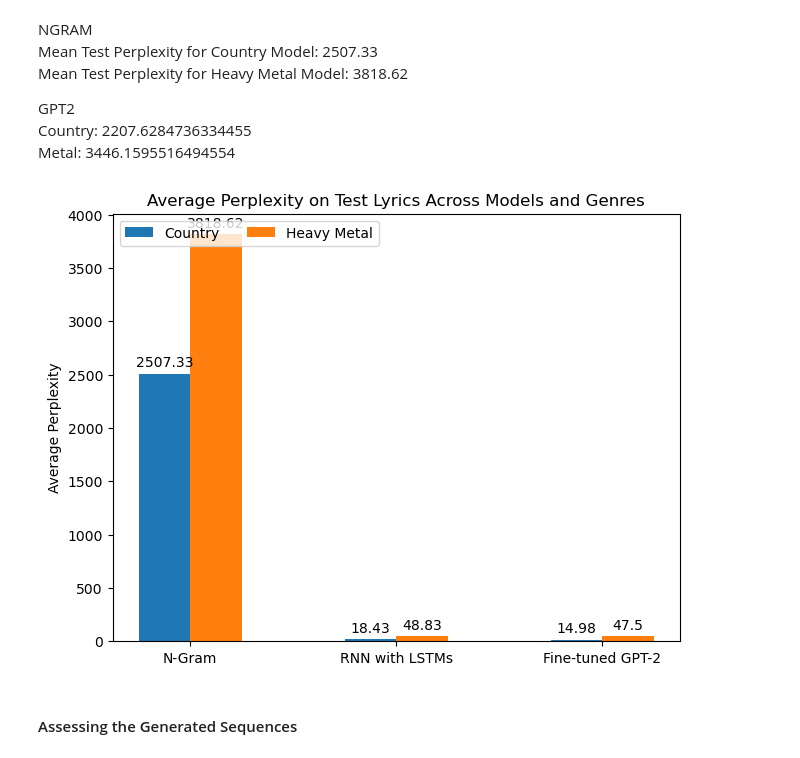
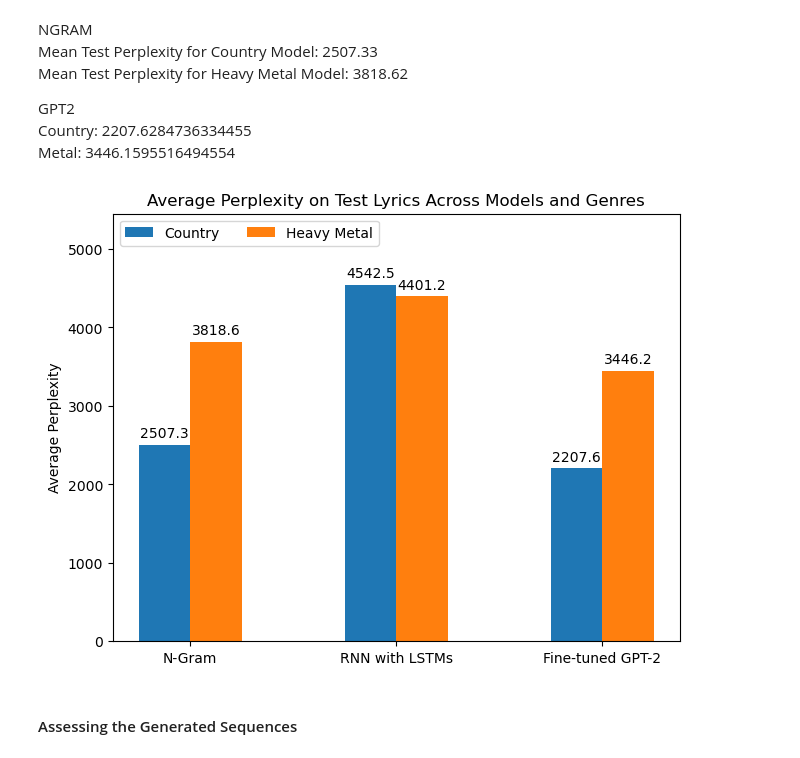
Before and after one commit to gellerjulia/CS4120_Song_Lyric_Generation, a Jupyter notebook: evaluation.ipynb, the cells around one changed output. Drawn from its saved outputs; the diff is of its cells as text; code cells hidden in the pictures.

```diff
--- a/evaluation.ipynb
+++ b/evaluation.ipynb
@@ -58,9 +59,9 @@ def create_grouped_barchart(country_data: tuple, metal_data: tuple, title: str,
 
     fig, ax = plt.subplots(layout='constrained')
 
-    for genre, perplexity in genres.items():
+    for genre, value in genres.items():
         offset = width * multiplier
-        rects = ax.bar(x + offset, perplexity, width, label=genre)
+        rects = ax.bar(x + offset, value, width, label=genre)
         ax.bar_label(rects, padding=3)
         multiplier += 1
 
@@ -70,14 +71,20 @@ def create_grouped_barchart(country_data: tuple, metal_data: tuple, title: str,
     ax.set_xticks(x + width, models)
     ax.legend(loc='upper left', ncols=3)
 
+    # chatgpt code to add more whitespace above the tallest bar
+    max_height = max(max(value) for value in genres.values())
+    additional_space = (max_height * 20) / 100
+    ax.set_ylim(top=max_height + additional_space)
+
+
+
     plt.show()
 # %%
-# FAKE NUMBERS -- REPLACE!!!
-country_perplexity = (2507.33, 18.43, 14.98)
-metal_perplexity = (3818.62, 48.83, 47.50)
+country_perplexity = (2507.3, 4542.5, 2207.6)
+metal_perplexity = (3818.6, 4401.2, 3446.2)
 create_grouped_barchart(country_perplexity, metal_perplexity, 'Average Perplexity on Test Lyrics Across Models and Genres', 'Average Perplexity')
 # %% [output]
-[figure, old version]
+[figure, new version]
 # %% [markdown]
 #### Assessing the Generated Sequences
 # %%
```
Also changed, not shown: parts of 11 cells of this notebook, 4 other files.
